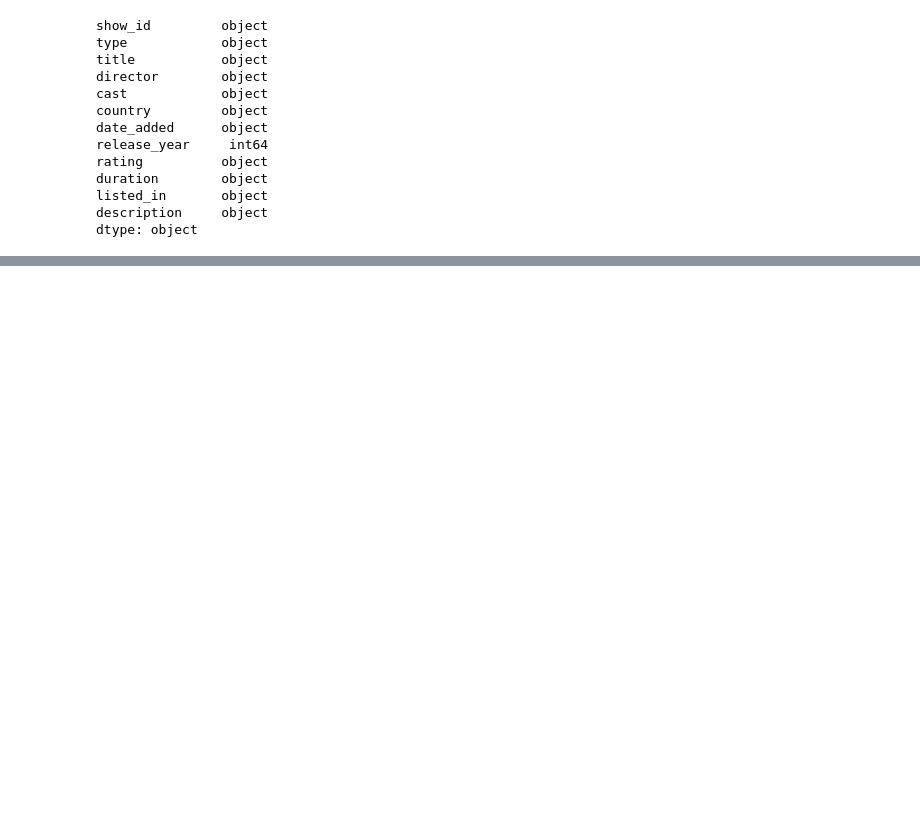
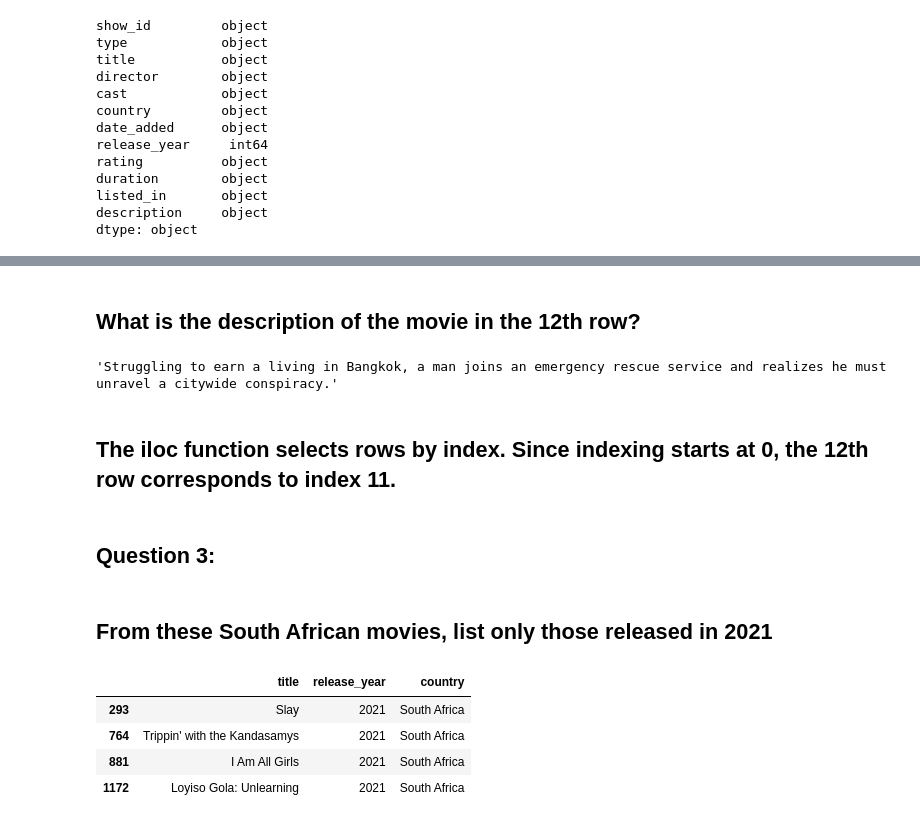
Before and after one commit to DengAchiek/Data-Scrubbing, a Jupyter notebook: Netflix_Titles_Data_Cleaning.ipynb, the cells around one changed output, grey strips where cells are left out. Drawn from its saved outputs; the diff is of its cells as text; code cells hidden in the pictures; blank space fills up the shorter version.

```diff
--- a/Netflix_Titles_Data_Cleaning.ipynb
+++ b/Netflix_Titles_Data_Cleaning.ipynb
@@ -299,0 +163,27 @@ Name: count, dtype: int64
+# %% [markdown]
+## What is the description of the movie in the 12th row?
+# %%
+
+data.iloc[11]['description']
+# %% [output]
+'Struggling to earn a living in Bangkok, a man joins an emergency rescue service and realizes he must unravel a citywide conspiracy.'
+# %% [markdown]
+## The iloc function selects rows by index. Since indexing starts at 0, the 12th row corresponds to index 11.
+# %% [markdown]
+## Question 3:
+# %% [markdown]
+## From these South African movies, list only those released in 2021
+# %%
+south_africa_2021 = data[
+    (data['type'] == 'Movie') &
+    (data['country'].str.contains('South Africa', na=False)) &
+    (data['release_year'] == 2021)
+]
+
+south_africa_2021[['title','release_year','country']]
+# %% [output]
+|  | title | release_year | country |
+| 293 | Slay | 2021 | South Africa |
+| 764 | Trippin' with the Kandasamys | 2021 | South Africa |
+| 881 | I Am All Girls | 2021 | South Africa |
+| 1172 | Loyiso Gola: Unlearning | 2021 | South Africa |
```
Also changed, not shown: parts of 59 cells of this notebook.
